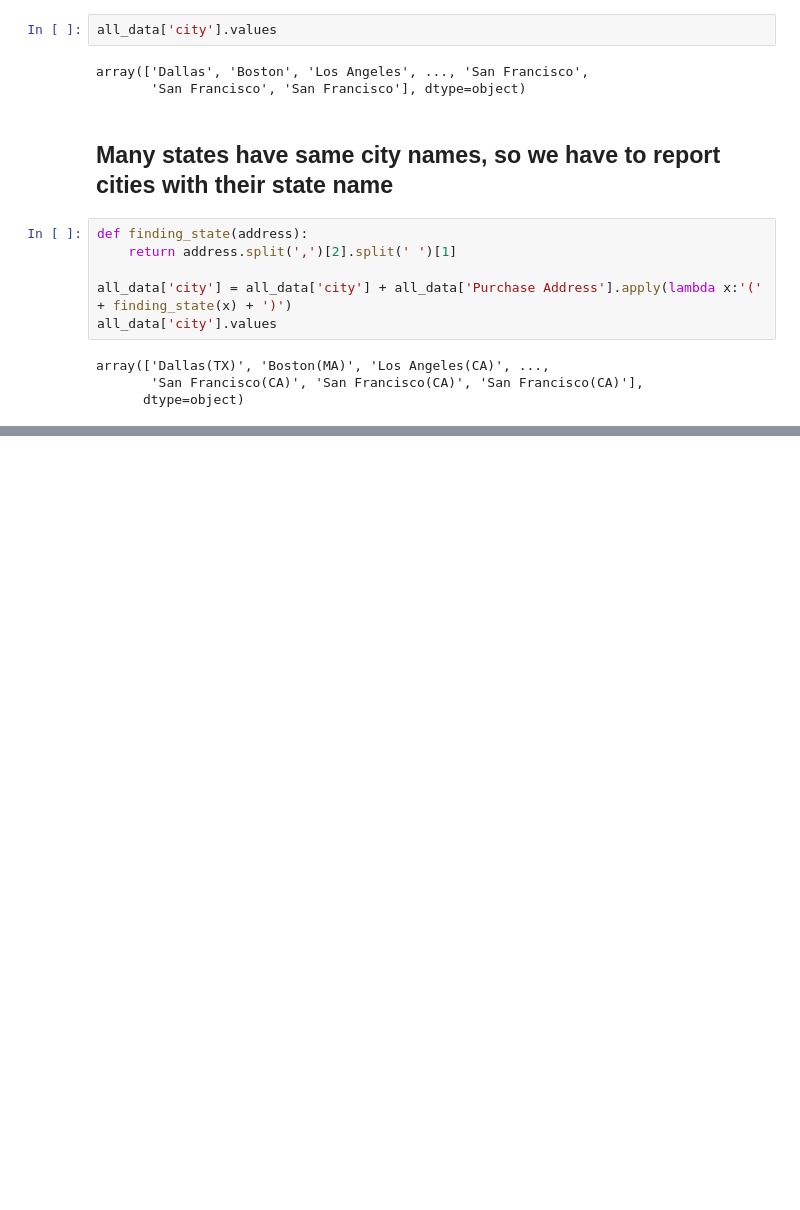
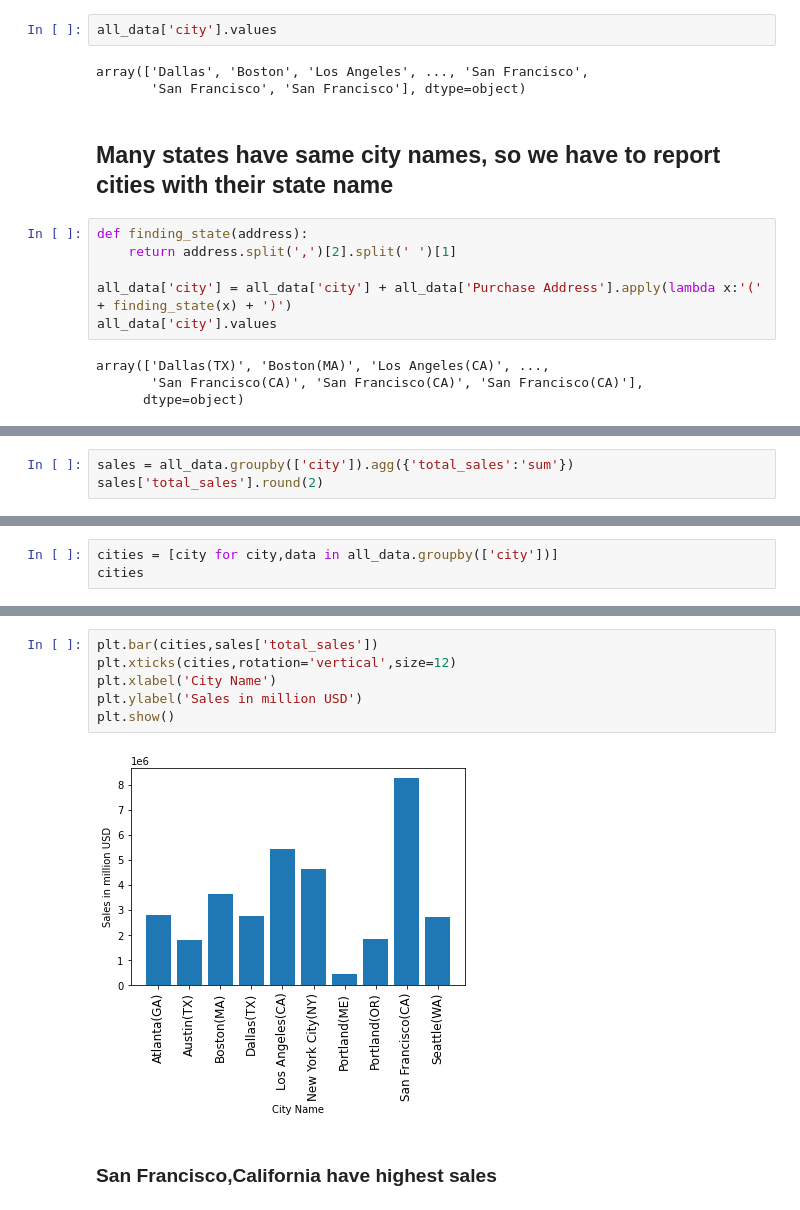
Before and after one commit to dishankkalra23/eCommerce-Sales-Analysis, a Jupyter notebook: Sales-Analysis.ipynb, the cells around one changed output, grey strips where cells are left out. Saved outputs shown, nothing was run; the diff lists cells and outputs as text; blank space fills up the shorter version.

Commit message:
Added city with max sales

```diff
--- a/Sales-Analysis.ipynb
+++ b/Sales-Analysis.ipynb
@@ -260,0 +263,3 @@ array(['Dallas(TX)', 'Boston(MA)', 'Los Angeles(CA)', ...,
+# %%
+sales = all_data.groupby(['city']).agg({'total_sales':'sum'})
+sales['total_sales'].round(2)
@@ -260,0 +279,3 @@ array(['Dallas(TX)', 'Boston(MA)', 'Los Angeles(CA)', ...,
+# %%
+cities = [city for city,data in all_data.groupby(['city'])]
+cities
@@ -260,0 +293,10 @@ array(['Dallas(TX)', 'Boston(MA)', 'Los Angeles(CA)', ...,
+# %%
+plt.bar(cities,sales['total_sales'])
+plt.xticks(cities,rotation='vertical',size=12)
+plt.xlabel('City Name')
+plt.ylabel('Sales in million USD')
+plt.show()
+# %% [output]
+[figure, added]
+# %% [markdown]
+### San Francisco,California have highest sales
```
Also changed, not shown: parts of 3 cells of this notebook.
